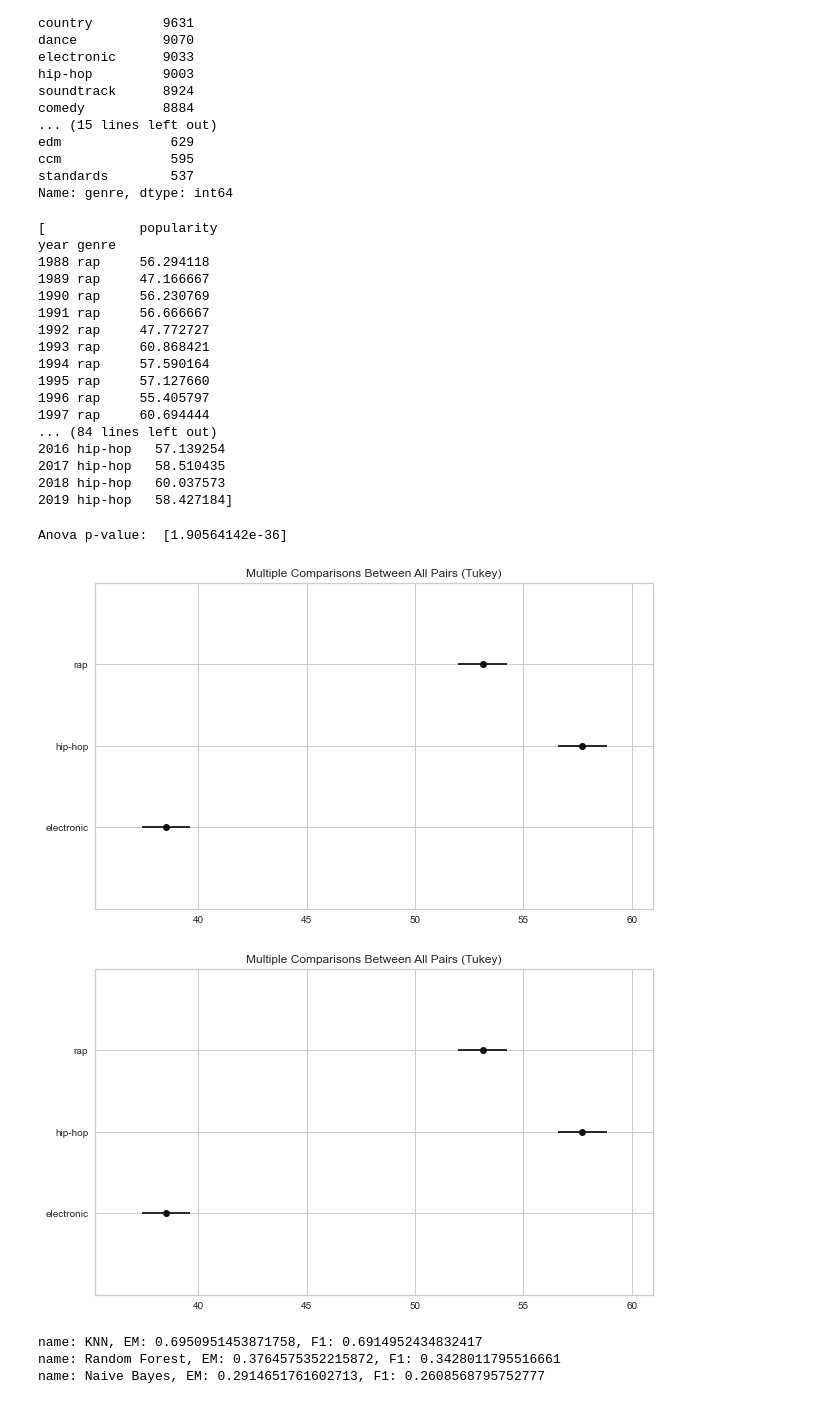
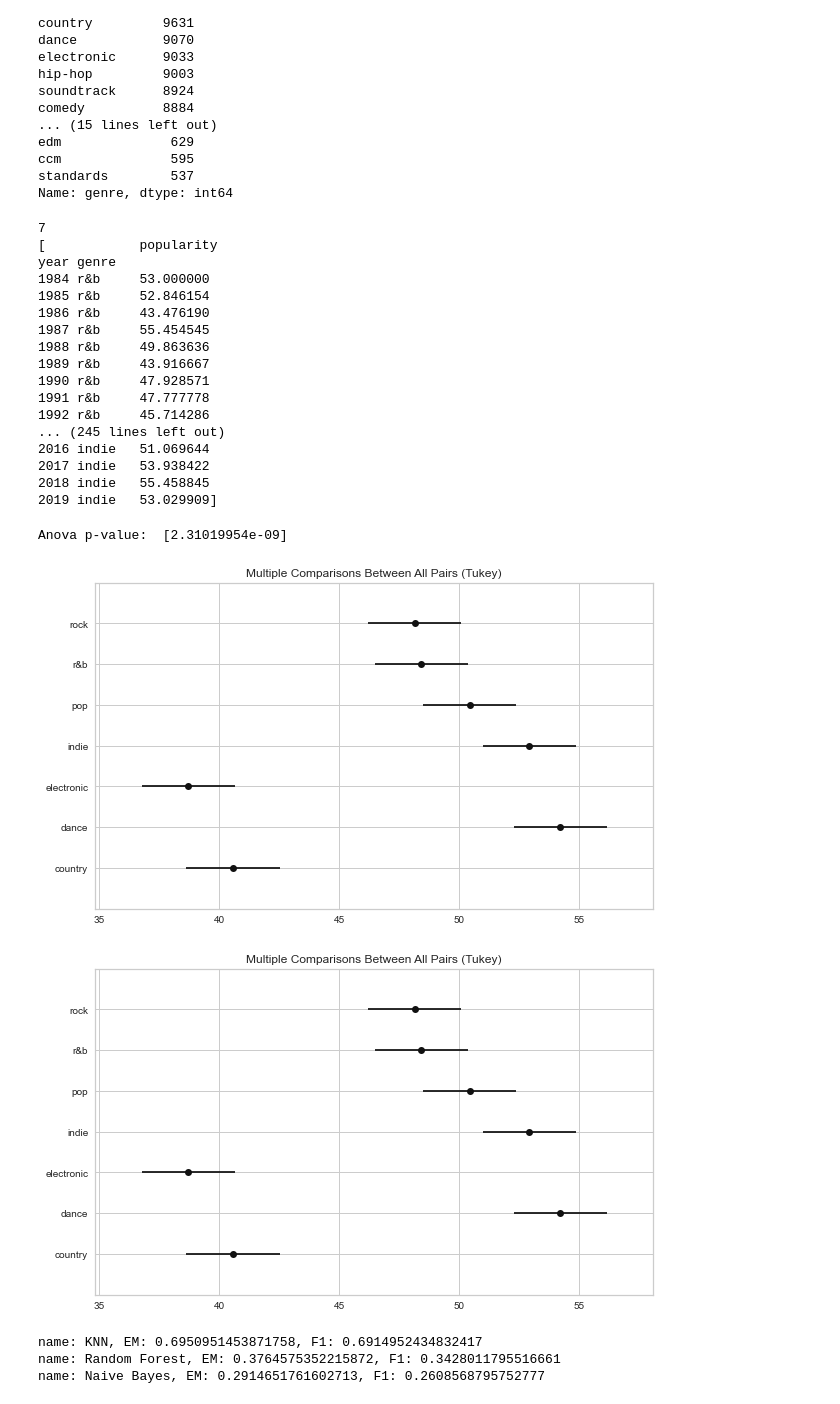
Before and after one commit to khoatxp/spotify-data-analysis, a Jupyter notebook: predict_genre.ipynb, the cells around one changed output. Saved outputs shown, nothing was run; the diff lists cells and outputs as text; code cells hidden in the pictures.

Commit message:
fix normal test

```diff
--- a/predict_genre.ipynb
+++ b/predict_genre.ipynb
@@ -117,7 +117,7 @@ for genre in genres.unique():
         to_add += [genre]
 
 anova_df = anova_df[anova_df.genre.isin(to_add)]
-anova_df = anova_df[anova_df.year >= 1988]
+anova_df = anova_df[anova_df.year >= 1984]
 
 anova_df.reset_index(drop=True, inplace=True)
 
@@ -130,46 +130,50 @@ aggregated_dfs = []
 for datafr in dfs:
     aggregated_df = datafr.groupby(['year', 'genre']).mean()
     normaltest = stats.normaltest(aggregated_df['popularity']).pvalue
-    if normaltest < 0.05:
+    if normaltest > 0.05:
         aggregated_dfs.append(aggregated_df)
-
+print(len(aggregated_dfs))
 print(aggregated_dfs)
 # %% [output]
+7
 [            popularity
 year genre
-1988 rap     56.294118
-1989 rap     47.166667
-1990 rap     56.230769
-1991 rap     56.666667
-1992 rap     47.772727
-1993 rap     60.868421
-1994 rap     57.590164
-1995 rap     57.127660
-1996 rap     55.405797
-1997 rap     60.694444
-... (84 lines left out)
-2016 hip-hop   57.139254
-2017 hip-hop   58.510435
-2018 hip-hop   60.037573
-2019 hip-hop   58.427184]
+1984 r&b     53.000000
+1985 r&b     52.846154
+1986 r&b     43.476190
+1987 r&b     55.454545
+1988 r&b     49.863636
+1989 r&b     43.916667
+1990 r&b     47.928571
+1991 r&b     47.777778
+1992 r&b     45.714286
+... (245 lines left out)
+2016 indie   51.069644
+2017 indie   53.938422
+2018 indie   55.458845
+2019 indie   53.029909]
 # %%
 anova = stats.f_oneway(aggregated_dfs[0], aggregated_dfs[1], aggregated_dfs[2])
 print("Anova p-value: ", anova.pvalue)
 
-data = pd.DataFrame({'rap': aggregated_dfs[0].popularity.values.tolist(),
-                        'electronic': aggregated_dfs[1].popularity.values.tolist(),
-                        'hip-hop': aggregated_dfs[2].popularity.values.tolist()})
+data = pd.DataFrame({'r&b': aggregated_dfs[0].popularity.values.tolist(),
+                        'pop': aggregated_dfs[1].popularity.values.tolist(),
+                        'country': aggregated_dfs[2].popularity.values.tolist(),
+                        'electronic': aggregated_dfs[3].popularity.values.tolist(),
+                        'dance': aggregated_dfs[4].popularity.values.tolist(),
+                        'rock': aggregated_dfs[5].popularity.values.tolist(),
+                        'indie': aggregated_dfs[6].popularity.values.tolist()})
 melt = pd.melt(data)
 
 posthoc = pairwise_tukeyhsd(
     melt['value'], melt['variable'],
     alpha=0.05)
 
 posthoc.plot_simultaneous()
 # %% [output]
-Anova p-value:  [1.90564142e-36]
+Anova p-value:  [2.31019954e-09]
-[figure, old version]
+[figure, new version]
-[figure, old version]
+[figure, new version]
 # %%
 feature_names = ['acousticness', 'danceability', 'energy', 'instrumentalness',
        'liveness', 'loudness', 'speechiness', 'tempo', 'valence','duration_min','key','mode','year','popularity']
```
